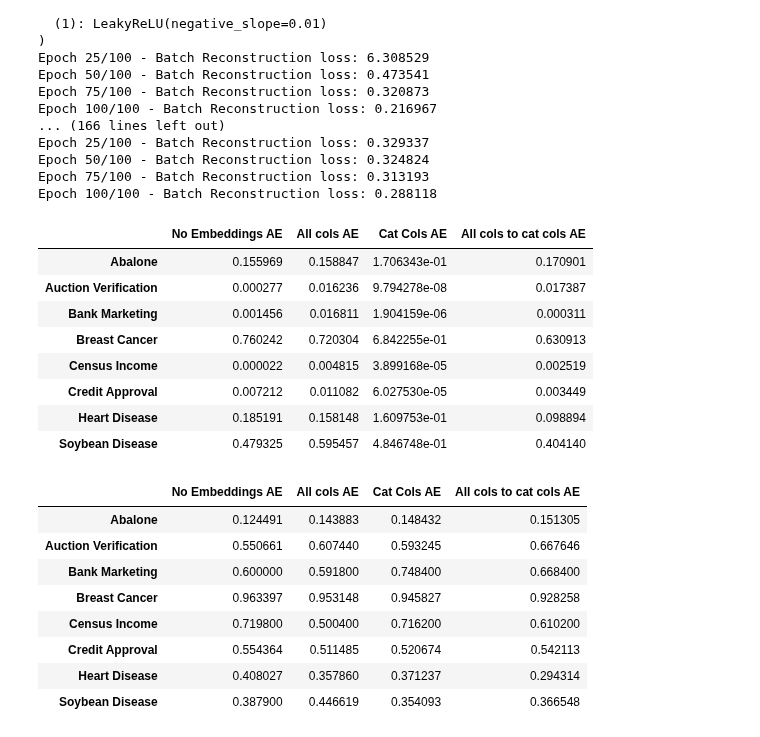
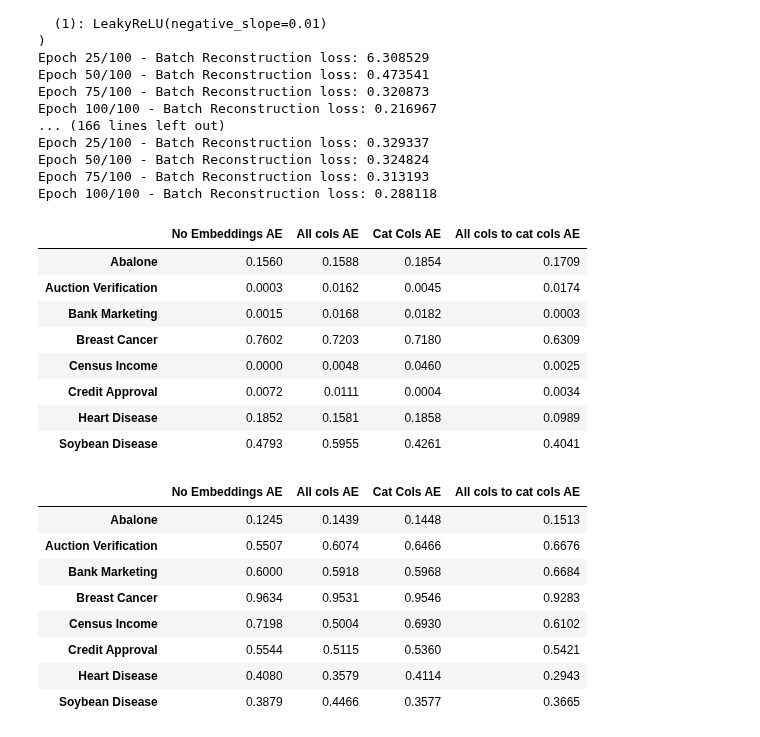
Before and after one commit to jaanisfehling/attention-mixed-type-clustering, a Jupyter notebook: autoencoder_architecture_comparison.ipynb, the cells around one changed output. Saved outputs shown, nothing was run; the diff lists cells and outputs as text; code cells hidden in the pictures.

```diff
--- a/autoencoder_architecture_comparison.ipynb
+++ b/autoencoder_architecture_comparison.ipynb
@@ -156,7 +156,7 @@ Epoch 100/100 - Batch Reconstruction loss: 0.356097
 # Categorial Columns to Categorial Columns Autoencoder
 for d in datasets:
     print(f"Calculating for {d.name}...")
-    encoder, decoder = build_autoencoder(d.cat_dim, d.cat_dim, max(1, round(math.log2(d.cat_dim))))
+    encoder, decoder = build_autoencoder(d.cat_dim, d.cat_dim, max(1, round(math.log2(d.cat_dim))), output_fn=nn.Sigmoid)
     print(encoder, decoder)
 
     ae = CatToCatAutoencoder(encoder, decoder, d.input_dim, d.cat_dim, d.embedding_sizes, device=device)
@@ -224,26 +224,26 @@ Epoch 50/100 - Batch Reconstruction loss: 0.324824
 Epoch 75/100 - Batch Reconstruction loss: 0.313193
 Epoch 100/100 - Batch Reconstruction loss: 0.288118
 # %%
-pd.DataFrame(nmis.values(), index=nmis.keys())
+pd.DataFrame(nmis.values(), index=nmis.keys()).round(4)
 # %% [output]
 |  | No Embeddings AE | All cols AE | Cat Cols AE | All cols to cat cols AE |
-| Abalone | 0.155969 | 0.158847 | 1.706343e-01 | 0.170901 |
-| Auction Verification | 0.000277 | 0.016236 | 9.794278e-08 | 0.017387 |
-| Bank Marketing | 0.001456 | 0.016811 | 1.904159e-06 | 0.000311 |
-| Breast Cancer | 0.760242 | 0.720304 | 6.842255e-01 | 0.630913 |
-| Census Income | 0.000022 | 0.004815 | 3.899168e-05 | 0.002519 |
-| Credit Approval | 0.007212 | 0.011082 | 6.027530e-05 | 0.003449 |
-| Heart Disease | 0.185191 | 0.158148 | 1.609753e-01 | 0.098894 |
-| Soybean Disease | 0.479325 | 0.595457 | 4.846748e-01 | 0.404140 |
+| Abalone | 0.1560 | 0.1588 | 0.1854 | 0.1709 |
+| Auction Verification | 0.0003 | 0.0162 | 0.0045 | 0.0174 |
+| Bank Marketing | 0.0015 | 0.0168 | 0.0182 | 0.0003 |
+| Breast Cancer | 0.7602 | 0.7203 | 0.7180 | 0.6309 |
+| Census Income | 0.0000 | 0.0048 | 0.0460 | 0.0025 |
+| Credit Approval | 0.0072 | 0.0111 | 0.0004 | 0.0034 |
+| Heart Disease | 0.1852 | 0.1581 | 0.1858 | 0.0989 |
+| Soybean Disease | 0.4793 | 0.5955 | 0.4261 | 0.4041 |
 # %%
-pd.DataFrame(accuracies.values(), index=accuracies.keys())
+pd.DataFrame(accuracies.values(), index=accuracies.keys()).round(4)
 # %% [output]
 |  | No Embeddings AE | All cols AE | Cat Cols AE | All cols to cat cols AE |
-| Abalone | 0.124491 | 0.143883 | 0.148432 | 0.151305 |
-| Auction Verification | 0.550661 | 0.607440 | 0.593245 | 0.667646 |
-| Bank Marketing | 0.600000 | 0.591800 | 0.748400 | 0.668400 |
-| Breast Cancer | 0.963397 | 0.953148 | 0.945827 | 0.928258 |
-| Census Income | 0.719800 | 0.500400 | 0.716200 | 0.610200 |
-| Credit Approval | 0.554364 | 0.511485 | 0.520674 | 0.542113 |
-| Heart Disease | 0.408027 | 0.357860 | 0.371237 | 0.294314 |
-| Soybean Disease | 0.387900 | 0.446619 | 0.354093 | 0.366548 |
+| Abalone | 0.1245 | 0.1439 | 0.1448 | 0.1513 |
+| Auction Verification | 0.5507 | 0.6074 | 0.6466 | 0.6676 |
+| Bank Marketing | 0.6000 | 0.5918 | 0.5968 | 0.6684 |
+| Breast Cancer | 0.9634 | 0.9531 | 0.9546 | 0.9283 |
+| Census Income | 0.7198 | 0.5004 | 0.6930 | 0.6102 |
+| Credit Approval | 0.5544 | 0.5115 | 0.5360 | 0.5421 |
+| Heart Disease | 0.4080 | 0.3579 | 0.4114 | 0.2943 |
+| Soybean Disease | 0.3879 | 0.4466 | 0.3577 | 0.3665 |
```
Also changed, not shown: parts of 2 cells of this notebook, 7 other files.
